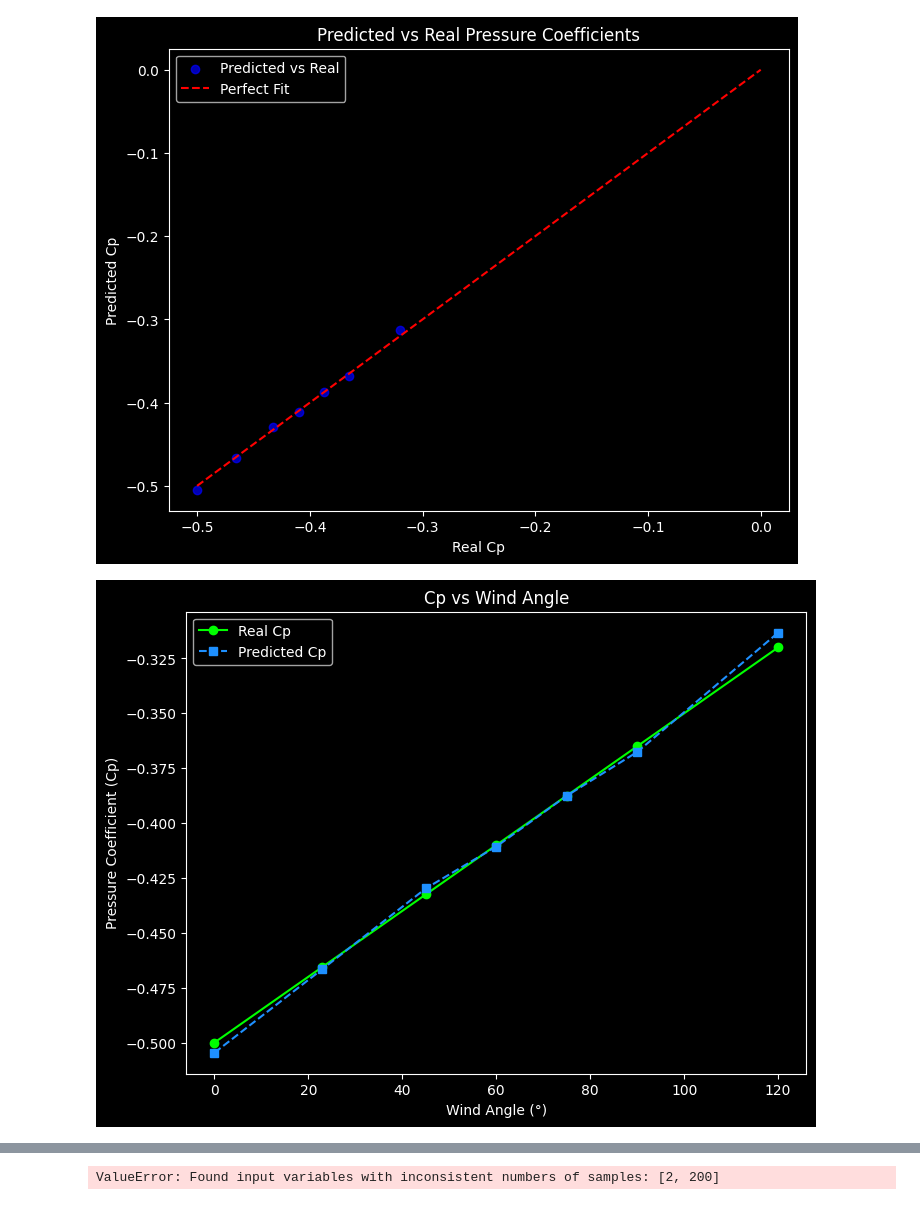
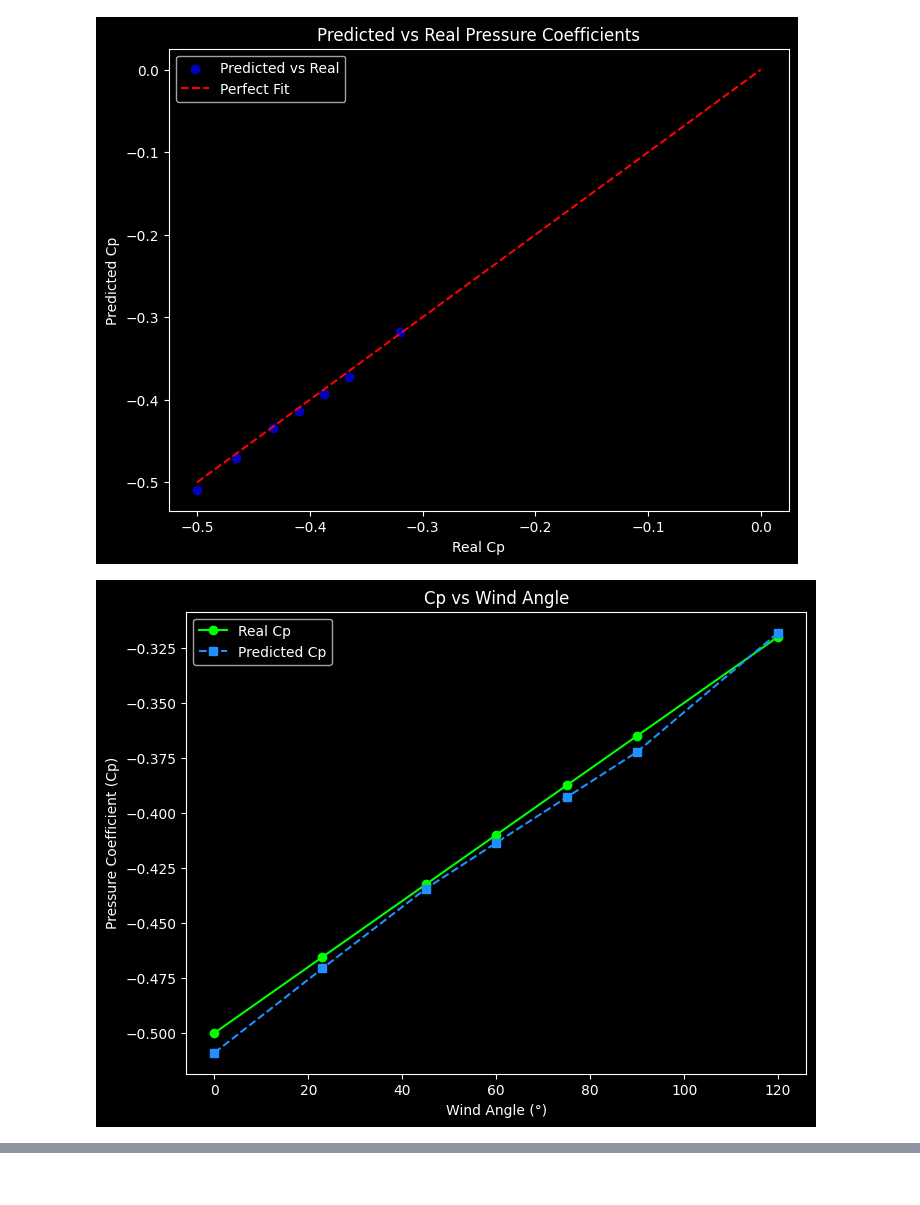
Before and after one commit to HKDevLoops/HKDevLoops-Mean_pressure_Coefficient_of_Buildings, a Jupyter notebook: src/type o/code-gud.ipynb, the cells around one changed output, grey strips where cells are left out. Saved outputs shown, nothing was run; the diff lists cells and outputs as text; code cells hidden in the pictures.

```diff
--- a/src/type o/code-gud.ipynb
+++ b/src/type o/code-gud.ipynb
@@ -20,8 +20,7 @@ roof_types = np.random.choice(["o", "a", "b", "c"], num_samples).reshape(-1, 1)
 Cp_real = -0.5 + 0.0015 * angles + np.random.normal(0, 0.02, size=(num_samples, 1))
 
 # One-hot encode roof types
-encoder = OneHotEncoder(sparse_output=False)
-
+encoder = OneHotEncoder(sparse_output=False)  # Updated encoder
 roof_types_encoded = encoder.fit_transform(roof_types)
 
 # Combine features
@@ -46,16 +45,19 @@ model = keras.Model(inputs, outputs)
 model.compile(optimizer="adam", loss="mse")
 
 # Train the model
-model.fit(X_train, y_train, epochs=50, batch_size=16, verbose=1)
+model.fit(X_train, y_train, epochs=500, batch_size=16, verbose=1)
 
 # Predictions
-y_pred = model.predict(X_test)
+y_pred_train = model.predict(X_train)  # Predictions for training data
+y_pred_test = model.predict(X_test)  # Predictions for test data
 
-# Compute R² score
-r2 = r2_score(y_test, y_pred)
-print(f"Final R² Score: {r2:.4f}")
+# Compute R² score for both training and test data
+r2_train = r2_score(y_train, y_pred_train)
+r2_test = r2_score(y_test, y_pred_test)
+print(f"R² Score (Train): {r2_train:.4f}")
+print(f"R² Score (Test): {r2_test:.4f}")
 
-# Choose sample wind angles for visualization
+# Predictions for visualization
 test_angles = np.array([0, 23, 45, 60, 75, 90, 120]).reshape(-1, 1)
 test_roof_types = np.array(["o"] * len(test_angles)).reshape(-1, 1)  # Use roof type 'o' for prediction
 
@@ -99,10 +101,4 @@ plt.ylabel("Pressure Coefficient (Cp)")
 plt.title("Cp vs Wind Angle")
 plt.legend()
 plt.show()
-
-y_pred_scaled = pinn_model.predict([X_test[:, 0], X_test[:, 1]])
-y_pred = scaler_Y.inverse_transform(y_pred_scaled)
-r2 = r2_score(scaler_Y.inverse_transform(Y_test), y_pred)
-
-print(f"\nFinal R² Score: {r2:.4f}")
 # %% [output]
@@ -126,2 +122,2 @@ Mean Percentage Error: 0.68%
-[figure, old version]
+[figure, new version]
-[figure, old version]
+[figure, new version]
@@ -129 +123,0 @@ Mean Percentage Error: 0.68%
-ValueError: Found input variables with inconsistent numbers of samples: [2, 200]
```
Also changed, not shown: parts of 1 cell of this notebook.
